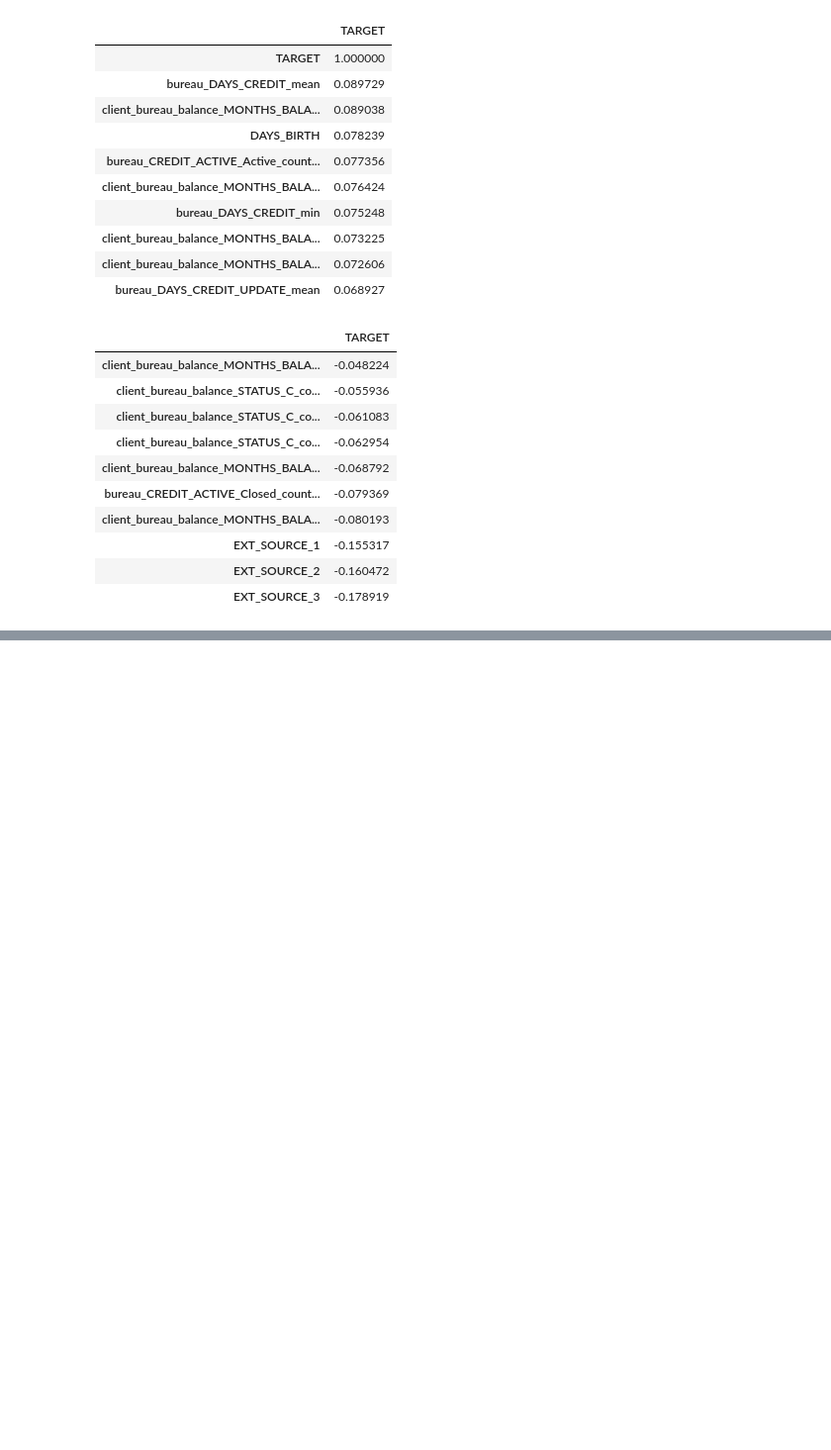
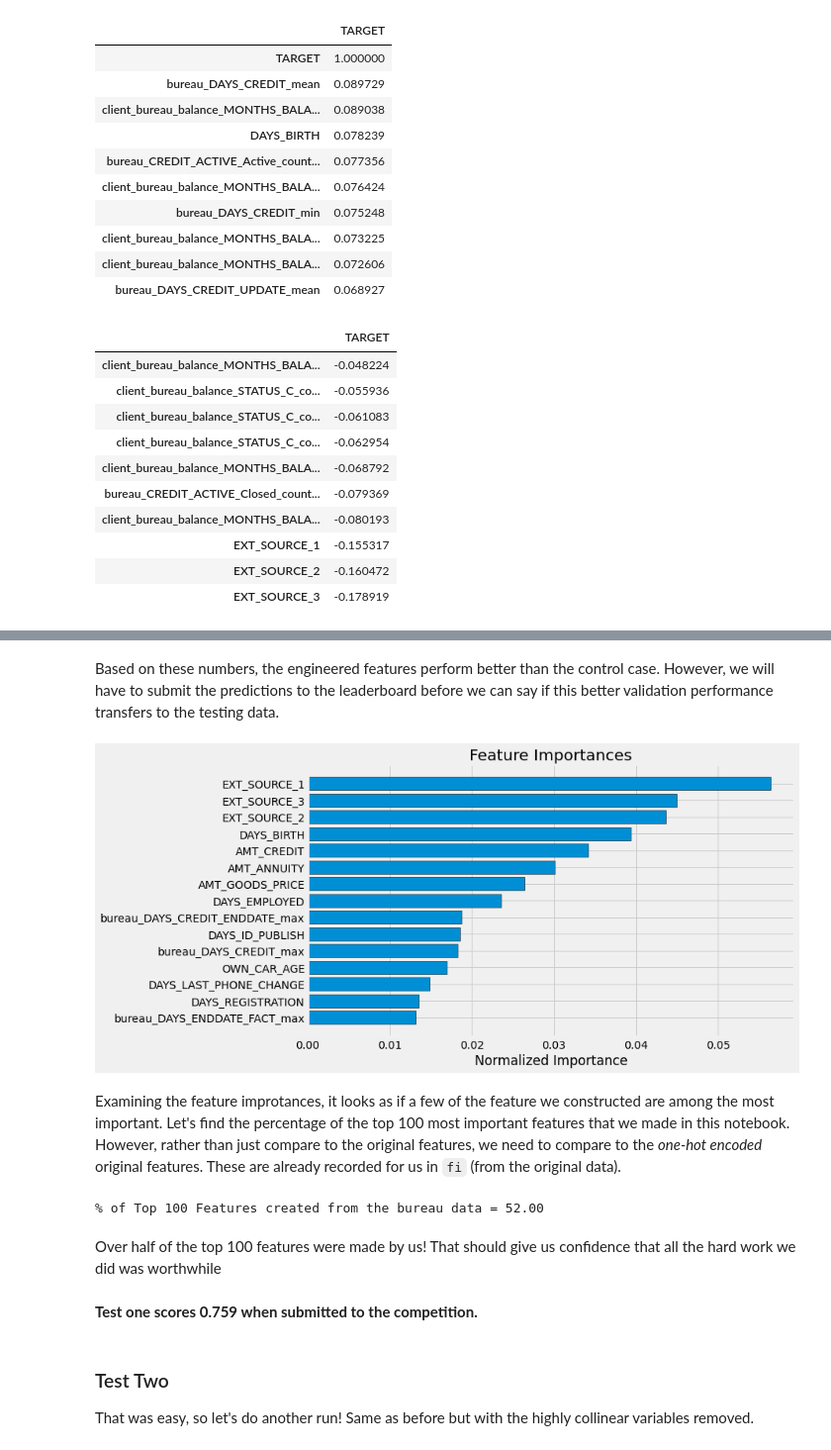
Before and after one commit to StudentLucyna/Projet7, a Jupyter notebook: Projet7_FE_Pysz.ipynb, the cells around one changed output, grey strips where cells are left out. Shown: that part at 99% size. Saved outputs shown, nothing was run; the diff lists cells and outputs as text; code cells hidden in the pictures; blank space fills up the shorter version.

```diff
--- a/Projet7_FE_Pysz.ipynb
+++ b/Projet7_FE_Pysz.ipynb
@@ -937,0 +1216,41 @@ pd.DataFrame(corrs['TARGET'].dropna().tail(10))
+# %%
+def plot_feature_importances(df):
+    """
+    Plot importances returned by a model. This can work with any measure of
+    feature importance provided that higher importance is better.
+
+    Args:
+        df (dataframe): feature importances. Must have the features in a column
+        called `features` and the importances in a column called `importance
+
+    Returns:
+        shows a plot of the 15 most importance features
+
+        df (dataframe): feature importances sorted by importance (highest to lowest)
+        with a column for normalized importance
+        """
+
+    # Sort features according to importance
+    df = df.sort_values('importance', ascending = False).reset_index()
+
+    # Normalize the feature importances to add up to one
+    df['importance_normalized'] = df['importance'] / df['importance'].sum()
+
+    # Make a horizontal bar chart of feature importances
+    plt.figure(figsize = (10, 6))
+    ax = plt.subplot()
+
+    # Need to reverse the index to plot most important on top
+    ax.barh(list(reversed(list(df.index[:15]))),
+            df['importance_normalized'].head(15),
+            align = 'center', edgecolor = 'k')
+
+    # Set the yticks and labels
+    ax.set_yticks(list(reversed(list(df.index[:15]))))
+    ax.set_yticklabels(df['feature'].head(15))
+
+    # Plot labeling
+    plt.xlabel('Normalized Importance'); plt.title('Feature Importances')
+    plt.show()
+
+    return df
@@ -937,0 +1303,2 @@ pd.DataFrame(corrs['TARGET'].dropna().tail(10))
+# %%
+submission_raw, fi_raw, metrics_raw = model(train, test)
@@ -937,0 +1323,17 @@ pd.DataFrame(corrs['TARGET'].dropna().tail(10))
+# %% [markdown]
+Based on these numbers, the engineered features perform better than the control case. However, we will have to submit the predictions to the leaderboard before we can say if this better validation performance transfers to the testing data.
+# %%
+fi_raw_sorted = plot_feature_importances(fi_raw)
+# %% [output]
+[figure, added]
+# %% [markdown]
+Examining the feature improtances, it looks as if a few of the feature we constructed are among the most important. Let's find the percentage of the top 100 most important features that we made in this notebook. However, rather than just compare to the original features, we need to compare to the _one-hot encoded_ original features. These are already recorded for us in `fi` (from the original data).
+# %%
+top_100 = list(fi_raw_sorted['feature'])[:100]
+new_features = [x for x in top_100 if x not in list(fi['feature'])]
+
+print('%% of Top 100 Features created from the bureau data = %d.00' % len(new_features))
+# %% [output]
+% of Top 100 Features created from the bureau data = 52.00
+# %% [markdown]
+Over half of the top 100 features were made by us! That should give us confidence that all the hard work we did was worthwhile
@@ -937,0 +1342,6 @@ pd.DataFrame(corrs['TARGET'].dropna().tail(10))
+# %% [markdown]
+__Test one scores 0.759 when submitted to the competition.__
+# %% [markdown]
+### Test Two
+
+That was easy, so let's do another run! Same as before but with the highly collinear variables removed.
```
Also changed, not shown: parts of 38 cells of this notebook.
